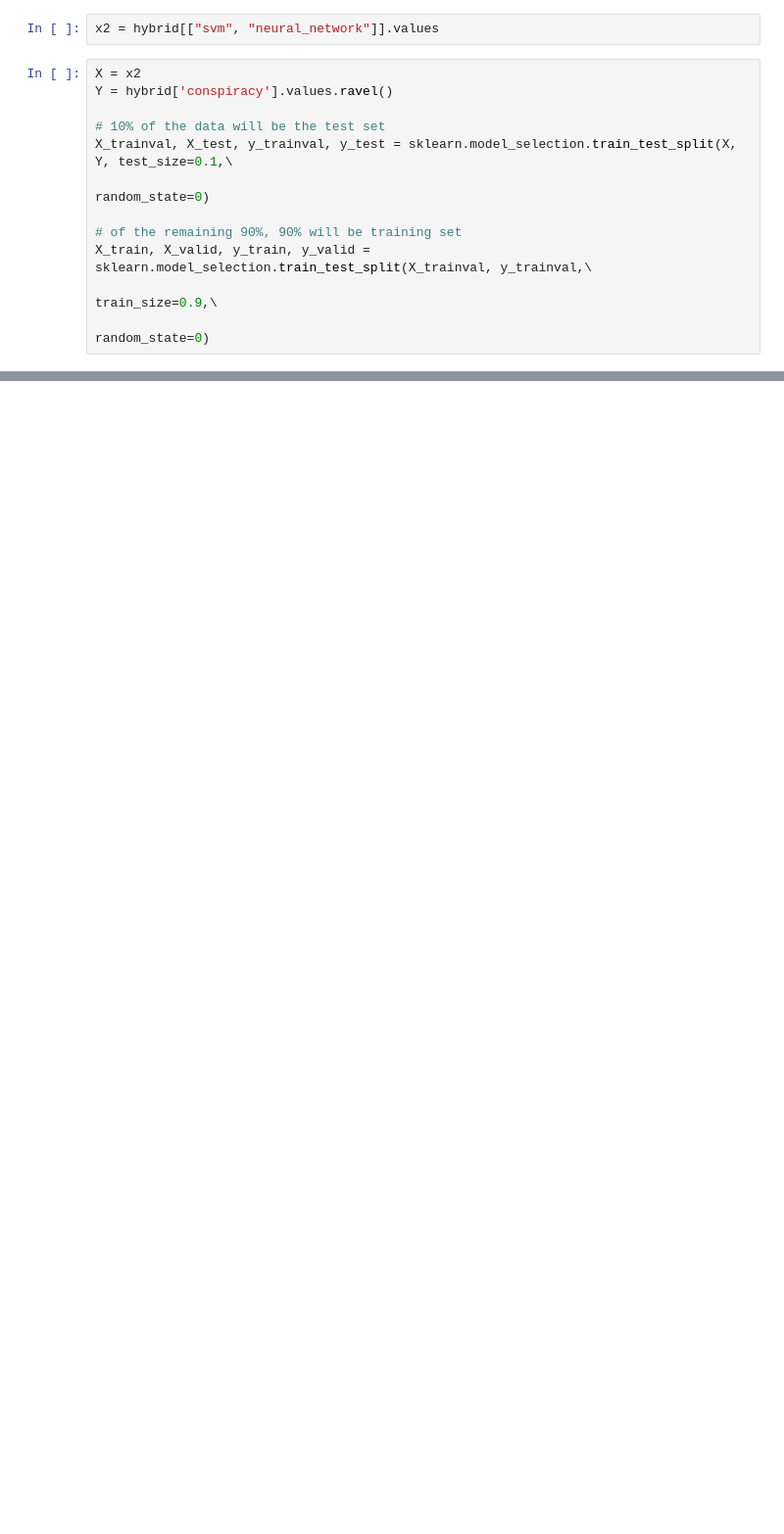
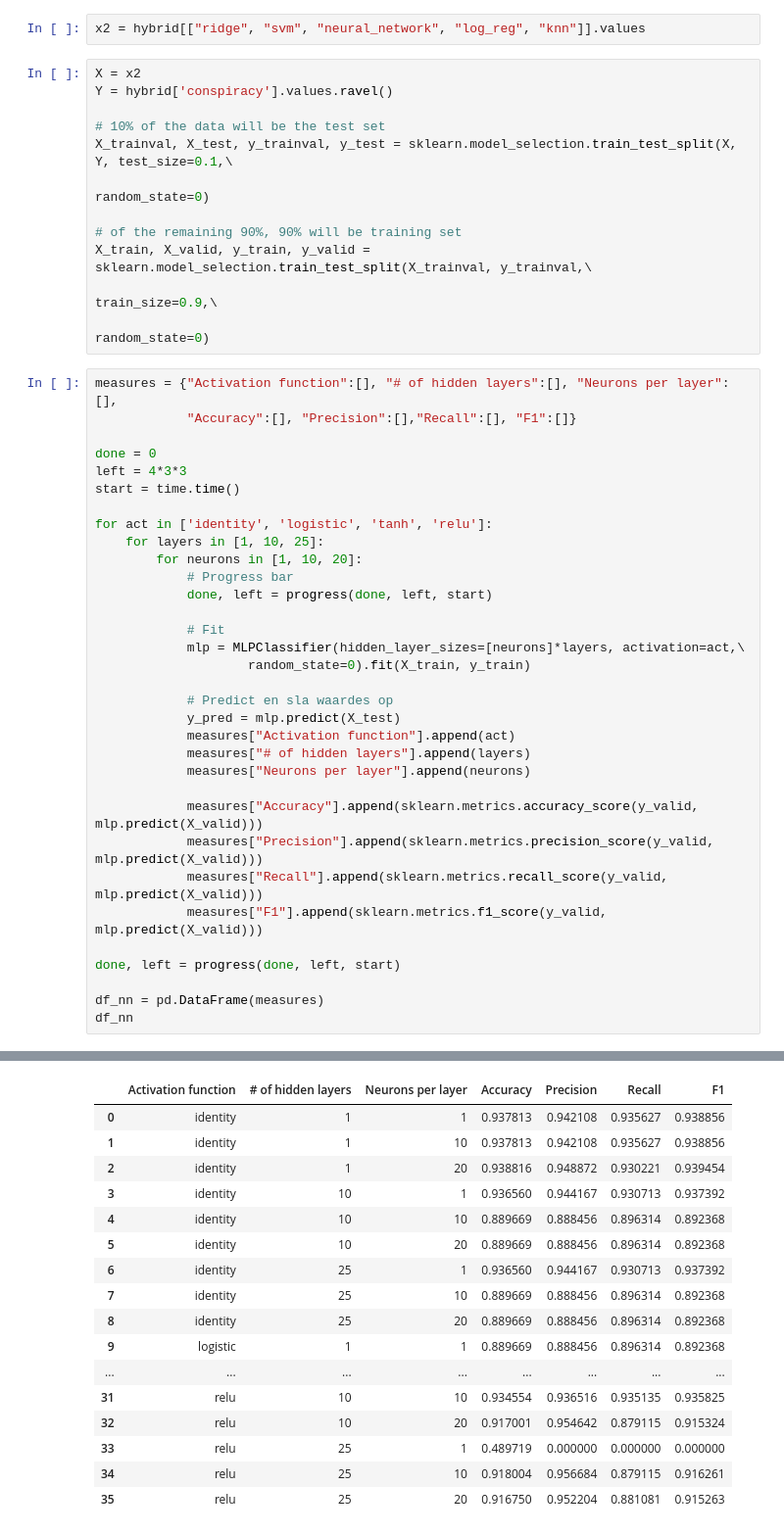
Before and after one commit to Roan-Schellingerhout/YouTube_conspiracy_paper, a Jupyter notebook: Machine Learning/Video_ML.ipynb, the cells around one changed output, grey strips where cells are left out. Shown at 98% size. Saved outputs shown, nothing was run; the diff lists cells and outputs as text; blank space fills up the shorter version.

Commit message:
Created and trained ensemble

```diff
--- a/Machine Learning/Video_ML.ipynb
+++ b/Machine Learning/Video_ML.ipynb
@@ -342,5 +354,5 @@ hybrid.head()
 # %%
-x2 = hybrid[["svm", "neural_network"]].values
+x2 = hybrid[["ridge", "svm", "neural_network", "log_reg", "knn"]].values
 # %%
 X = x2
 Y = hybrid['conspiracy'].values.ravel()
@@ -353,3 +365,37 @@ X_trainval, X_test, y_trainval, y_test = sklearn.model_selection.train_test_spli
 X_train, X_valid, y_train, y_valid = sklearn.model_selection.train_test_split(X_trainval, y_trainval,\
                                                                               train_size=0.9,\
                                                                               random_state=0)
+# %%
+measures = {"Activation function":[], "# of hidden layers":[], "Neurons per layer":[],
+            "Accuracy":[], "Precision":[],"Recall":[], "F1":[]}
+
+done = 0
+left = 4*3*3
+start = time.time()
+
+for act in ['identity', 'logistic', 'tanh', 'relu']:
+    for layers in [1, 10, 25]:
+        for neurons in [1, 10, 20]:
+            # Progress bar
+            done, left = progress(done, left, start)
+
+            # Fit
+            mlp = MLPClassifier(hidden_layer_sizes=[neurons]*layers, activation=act,\
+                    random_state=0).fit(X_train, y_train)
+
+            # Predict en sla waardes op
+            y_pred = mlp.predict(X_test)
+            measures["Activation function"].append(act)
+            measures["# of hidden layers"].append(layers)
+            measures["Neurons per layer"].append(neurons)
+
+            measures["Accuracy"].append(sklearn.metrics.accuracy_score(y_valid, mlp.predict(X_valid)))
+            measures["Precision"].append(sklearn.metrics.precision_score(y_valid, mlp.predict(X_valid)))
+            measures["Recall"].append(sklearn.metrics.recall_score(y_valid, mlp.predict(X_valid)))
+            measures["F1"].append(sklearn.metrics.f1_score(y_valid, mlp.predict(X_valid)))
+
+done, left = progress(done, left, start)
+
+df_nn = pd.DataFrame(measures)
+df_nn
+# %% [output]
@@ -355,0 +404,17 @@ X_train, X_valid, y_train, y_valid = sklearn.model_selection.train_test_split(X_
+|  | Activation function | # of hidden layers | Neurons per layer | Accuracy | Precision | Recall | F1 |
+| 0 | identity | 1 | 1 | 0.937813 | 0.942108 | 0.935627 | 0.938856 |
+| 1 | identity | 1 | 10 | 0.937813 | 0.942108 | 0.935627 | 0.938856 |
+| 2 | identity | 1 | 20 | 0.938816 | 0.948872 | 0.930221 | 0.939454 |
+| 3 | identity | 10 | 1 | 0.936560 | 0.944167 | 0.930713 | 0.937392 |
+| 4 | identity | 10 | 10 | 0.889669 | 0.888456 | 0.896314 | 0.892368 |
+| 5 | identity | 10 | 20 | 0.889669 | 0.888456 | 0.896314 | 0.892368 |
+| 6 | identity | 25 | 1 | 0.936560 | 0.944167 | 0.930713 | 0.937392 |
+| 7 | identity | 25 | 10 | 0.889669 | 0.888456 | 0.896314 | 0.892368 |
+| 8 | identity | 25 | 20 | 0.889669 | 0.888456 | 0.896314 | 0.892368 |
+| 9 | logistic | 1 | 1 | 0.889669 | 0.888456 | 0.896314 | 0.892368 |
+| ... | ... | ... | ... | ... | ... | ... | ... |
+| 31 | relu | 10 | 10 | 0.934554 | 0.936516 | 0.935135 | 0.935825 |
+| 32 | relu | 10 | 20 | 0.917001 | 0.954642 | 0.879115 | 0.915324 |
+| 33 | relu | 25 | 1 | 0.489719 | 0.000000 | 0.000000 | 0.000000 |
+| 34 | relu | 25 | 10 | 0.918004 | 0.956684 | 0.879115 | 0.916261 |
+| 35 | relu | 25 | 20 | 0.916750 | 0.952204 | 0.881081 | 0.915263 |
```
Also changed, not shown: parts of 4 cells of this notebook, 1 other file.
